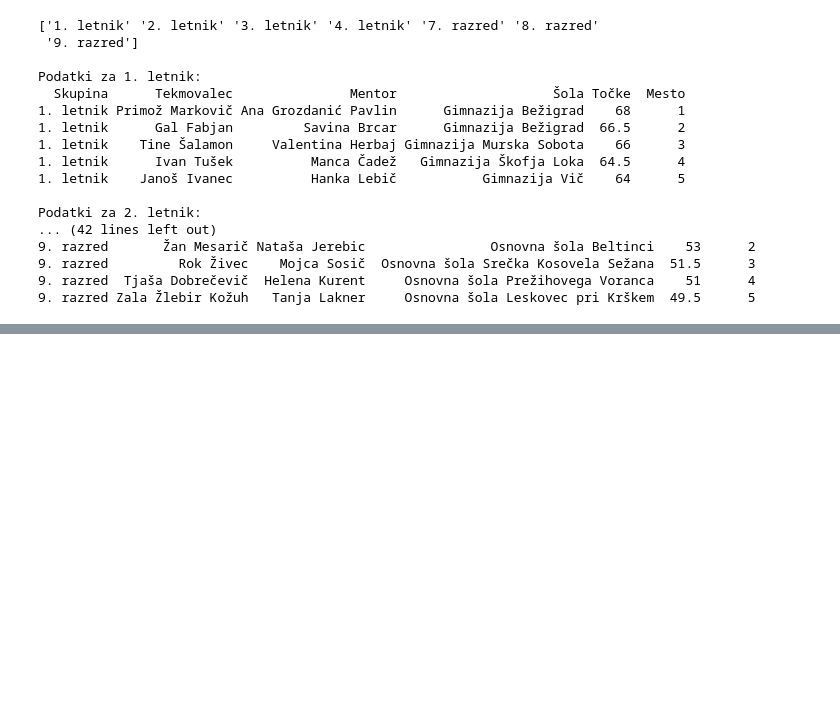
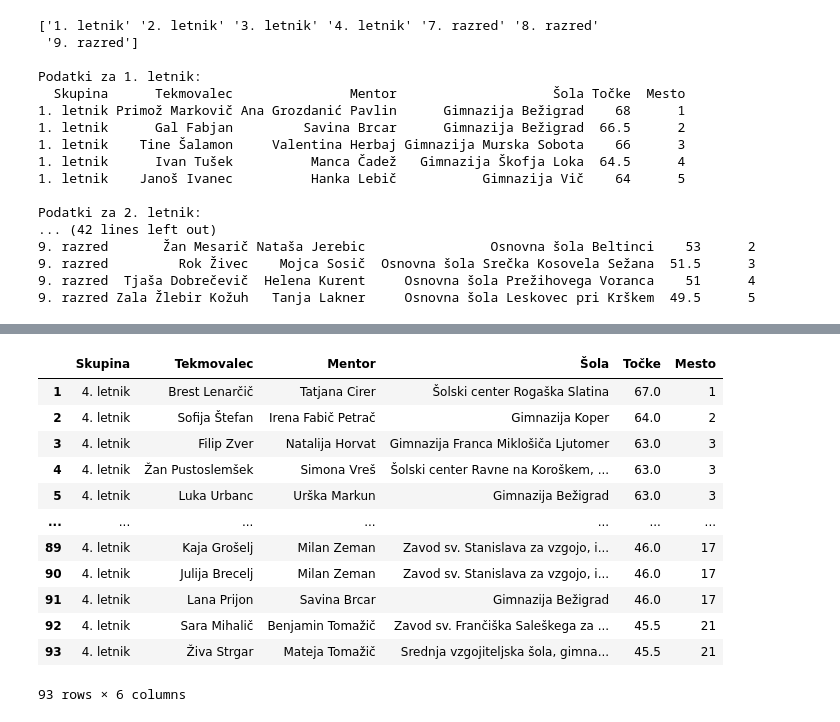
Before and after one commit to zalastarc/projektna_UVP, a Jupyter notebook: analiza.ipynb, the cells around one changed output, grey strips where cells are left out. Cells and saved outputs as stored; diff of their text form; code cells hidden in the pictures; blank space fills up the shorter version.

```diff
--- a/analiza.ipynb
+++ b/analiza.ipynb
@@ -60,0 +133,18 @@ Podatki za 2. letnik:
+# %%
+rezultati_4_letnik = pd.read_csv('podatki_4_letnik.csv')
+rezultati_4_letnik.index = rezultati_4_letnik.index + 1
+rezultati_4_letnik
+# %% [output]
+|  | Skupina | Tekmovalec | Mentor | Šola | Točke | Mesto |
+| 1 | 4. letnik | Brest Lenarčič | Tatjana Cirer | Šolski center Rogaška Slatina | 67.0 | 1 |
+| 2 | 4. letnik | Sofija Štefan | Irena Fabič Petrač | Gimnazija Koper | 64.0 | 2 |
+| 3 | 4. letnik | Filip Zver | Natalija Horvat | Gimnazija Franca Miklošiča Ljutomer | 63.0 | 3 |
+| 4 | 4. letnik | Žan Pustoslemšek | Simona Vreš | Šolski center Ravne na Koroškem, ... | 63.0 | 3 |
+| 5 | 4. letnik | Luka Urbanc | Urška Markun | Gimnazija Bežigrad | 63.0 | 3 |
+| ... | ... | ... | ... | ... | ... | ... |
+| 89 | 4. letnik | Kaja Grošelj | Milan Zeman | Zavod sv. Stanislava za vzgojo, i... | 46.0 | 17 |
+| 90 | 4. letnik | Julija Brecelj | Milan Zeman | Zavod sv. Stanislava za vzgojo, i... | 46.0 | 17 |
+| 91 | 4. letnik | Lana Prijon | Savina Brcar | Gimnazija Bežigrad | 46.0 | 17 |
+| 92 | 4. letnik | Sara Mihalič | Benjamin Tomažič | Zavod sv. Frančiška Saleškega za ... | 45.5 | 21 |
+| 93 | 4. letnik | Živa Strgar | Mateja Tomažič | Srednja vzgojiteljska šola, gimna... | 45.5 | 21 |
+93 rows × 6 columns
```
Also changed, not shown: parts of 34 cells of this notebook.
